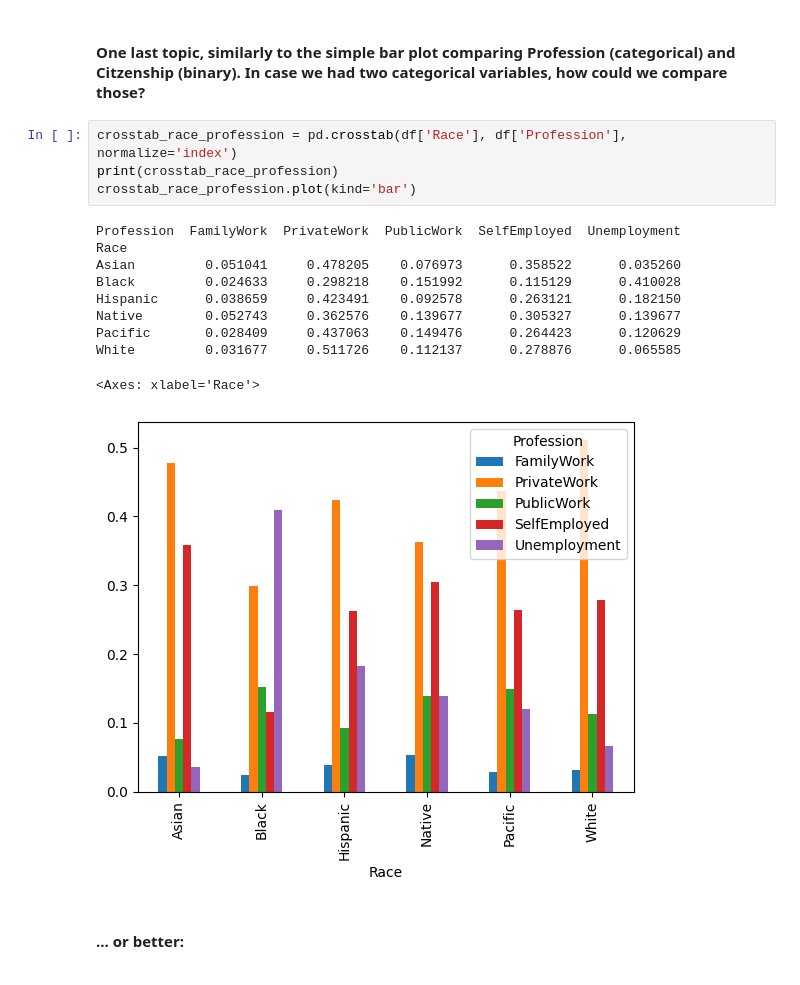
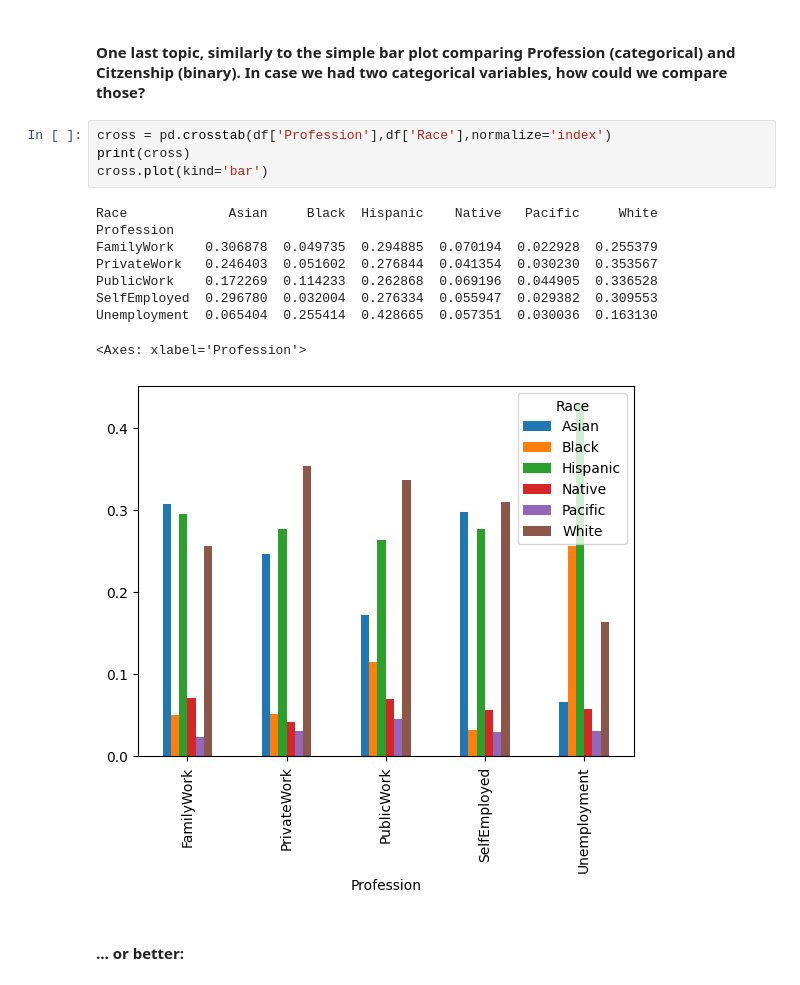
Before and after one commit to lcbjrrr/algojust, a Jupyter notebook: NB02_selectionBias.ipynb, the cells around one changed output. Cells and saved outputs as stored; diff of their text form.

```diff
--- a/NB02_selectionBias.ipynb
+++ b/NB02_selectionBias.ipynb
@@ -107,20 +123,19 @@ sns.boxplot(x='Profession', y='Income', data=dc)
 # %% [markdown]
 #### One last topic, similarly to the simple bar plot comparing Profession (categorical) and Citzenship (binary). In case we had two categorical variables, how could we compare those?
 # %%
-crosstab_race_profession = pd.crosstab(df['Race'], df['Profession'], normalize='index')
-print(crosstab_race_profession)
-crosstab_race_profession.plot(kind='bar')
+cross = pd.crosstab(df['Profession'],df['Race'],normalize='index')
+print(cross)
+cross.plot(kind='bar')
 # %% [output]
-Profession  FamilyWork  PrivateWork  PublicWork  SelfEmployed  Unemployment
-Race
-Asian         0.051041     0.478205    0.076973      0.358522      0.035260
-Black         0.024633     0.298218    0.151992      0.115129      0.410028
-Hispanic      0.038659     0.423491    0.092578      0.263121      0.182150
-Native        0.052743     0.362576    0.139677      0.305327      0.139677
-Pacific       0.028409     0.437063    0.149476      0.264423      0.120629
-White         0.031677     0.511726    0.112137      0.278876      0.065585
+Race             Asian     Black  Hispanic    Native   Pacific     White
+Profession
+FamilyWork    0.306878  0.049735  0.294885  0.070194  0.022928  0.255379
+PrivateWork   0.246403  0.051602  0.276844  0.041354  0.030230  0.353567
+PublicWork    0.172269  0.114233  0.262868  0.069196  0.044905  0.336528
+SelfEmployed  0.296780  0.032004  0.276334  0.055947  0.029382  0.309553
+Unemployment  0.065404  0.255414  0.428665  0.057351  0.030036  0.163130
-<Axes: xlabel='Race'>
+<Axes: xlabel='Profession'>
-[figure, old version]
+[figure, new version]
 # %% [markdown]
 #### ... or better:
 # %%
```
Also changed, not shown: parts of 15 cells of this notebook.
